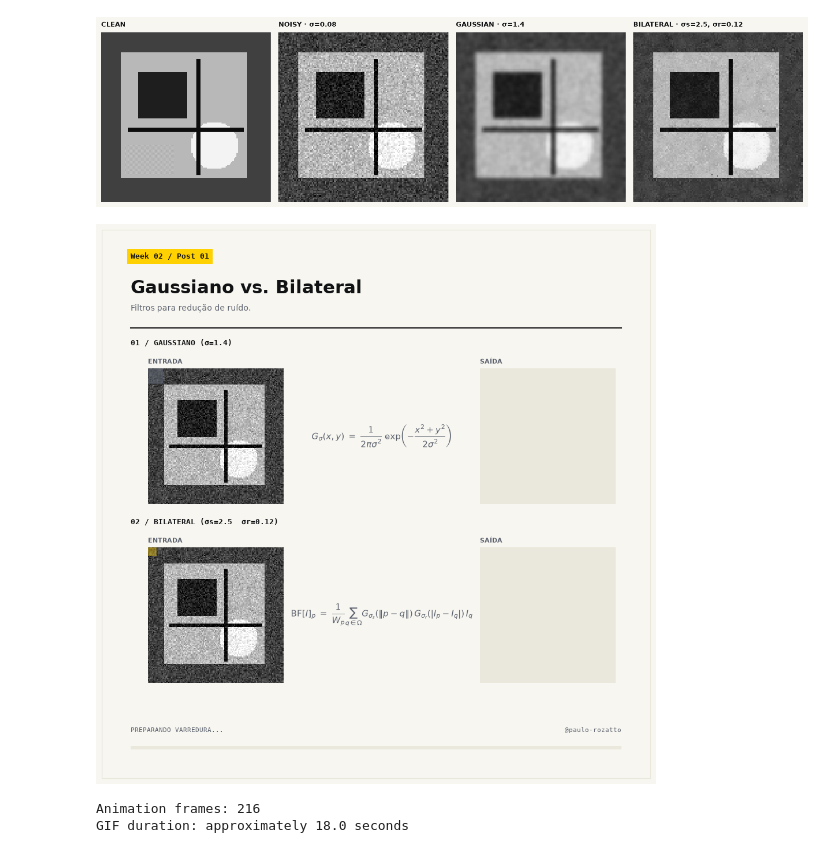
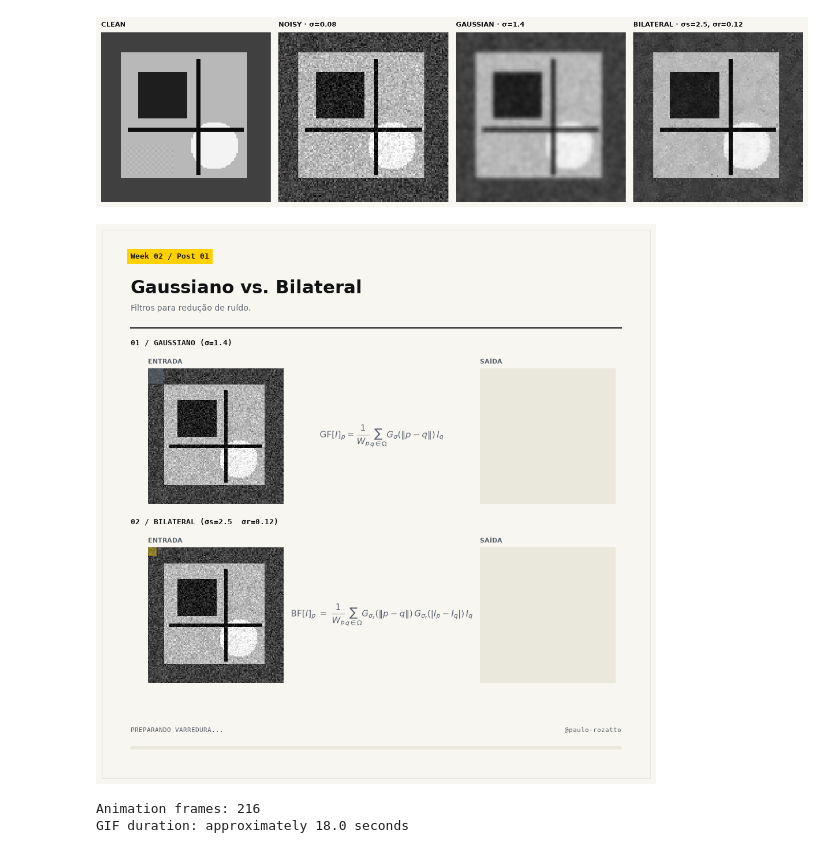
Before and after one commit to Paulo-Rozatto/cv-posts, a Jupyter notebook: posts/week_002/001_filtering/post.ipynb, the cells around one changed output. Saved outputs shown, nothing was run; the diff lists cells and outputs as text; code cells hidden in the pictures.

```diff
--- a/posts/week_002/001_filtering/post.ipynb
+++ b/posts/week_002/001_filtering/post.ipynb
@@ -218,7 +218,10 @@ fig.text(
 # ── Filter equations ──────────────────────────────────────
 fig.text(
     0.510, 0.6175,
-    r"$G_\sigma(x,y)\;=\;\dfrac{1}{2\pi\sigma^{2}}\;\exp\!\left(-\dfrac{x^{2}+y^{2}}{2\sigma^{2}}\right)$",
+    r"$\mathrm{GF}[I]_p"
+    r"=\dfrac{1}{W_p}"
+    r"\sum_{q\in\Omega}"
+    r"G_\sigma(\|p-q\|)\,I_q$",
     ha="center", va="center", fontsize=11, color=GRAPHITE,
 )
 fig.text(
@@ -297,34 +300,34 @@ ax_in_b.add_patch(rect_b)
 
 # Footer / live status
 status = fig.text(
     0.075, 0.105, "PREPARANDO VARREDURA...",
     fontsize=8, color=GRAPHITE, family="monospace"
 )
 fig.text(
     0.925, 0.105, "@paulo-rozatto",
     ha="right", fontsize=8, color=GRAPHITE,
     family="monospace"
 )
 
 # Progress track
 progress_bg = Rectangle(
     (0.075, 0.075), 0.85, 0.006,
     transform=fig.transFigure,
     facecolor=ALLOY, edgecolor="none", zorder=20
 )
 progress_fg = Rectangle(
     (0.075, 0.075), 0.0, 0.006,
     transform=fig.transFigure,
     facecolor=VOLTA, edgecolor="none", zorder=21
 )
 fig.add_artist(progress_bg)
 fig.add_artist(progress_fg)
 
 plt.show()
 
 # up here
 # %% [output]
-[figure, old version]
+[figure, new version]
 # %%
 h, w = noisy.shape
 positions = [(row, col) for row in range(h) for col in range(w)]
```
